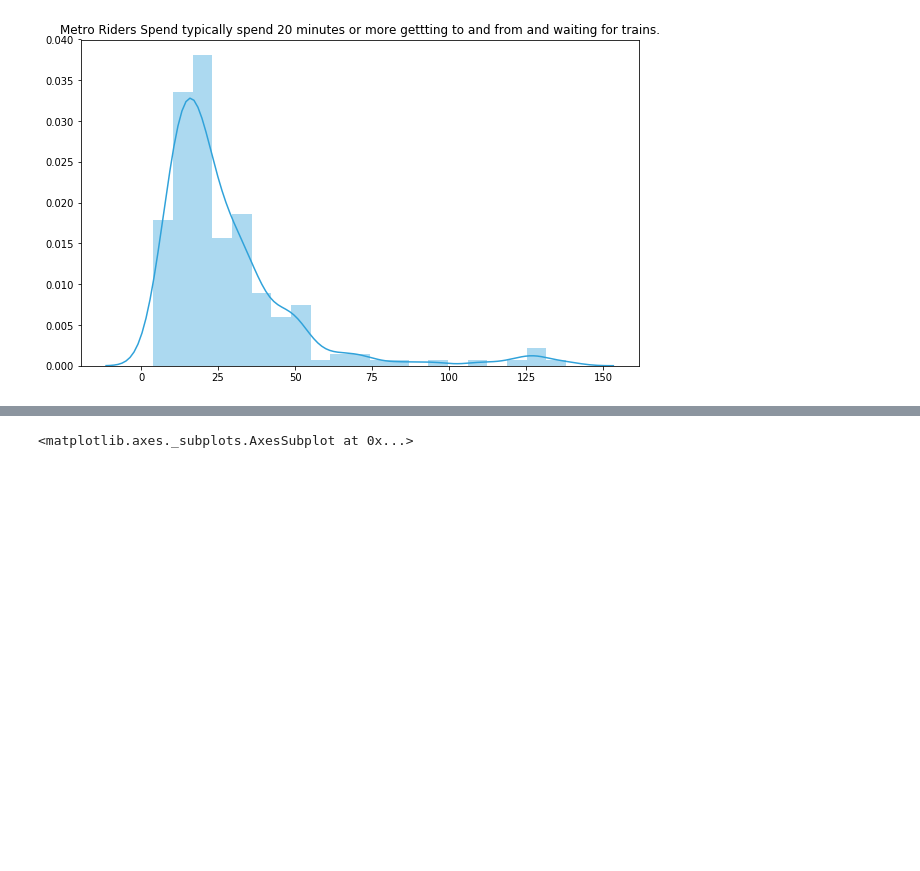
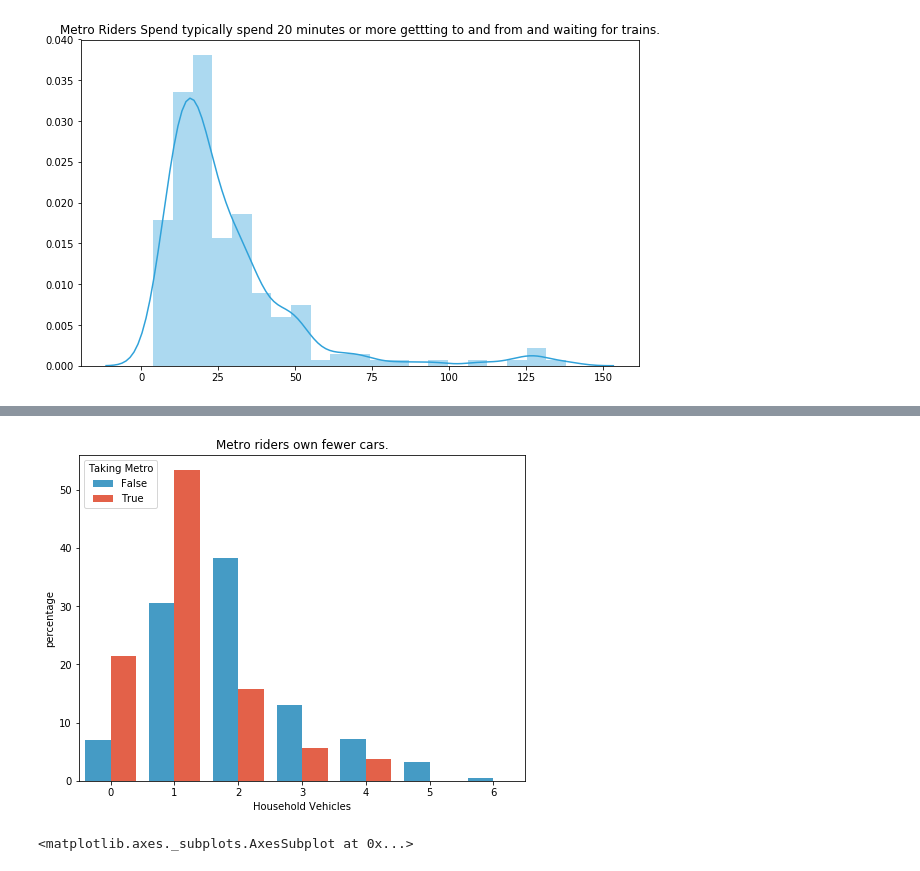
Before and after one commit to johnfwhitesell/Boring, a Jupyter notebook: census_data_eda_prep.ipynb, the cells around one changed output, grey strips where cells are left out. Cells and saved outputs as stored; diff of their text form; code cells hidden in the pictures; blank space fills up the shorter version.

```diff
--- a/census_data_eda_prep.ipynb
+++ b/census_data_eda_prep.ipynb
@@ -87,3 +88,24 @@ ax.set_xticks(bins);
+# %%
+df2['Taking Metro'] = df2.local_rail
+df2['Household Vehicles'] = df2.HHVEHCNT
+
+fig, ax = plt.subplots(figsize=(8, 6))
+
+vehicle_percentages = (df2.groupby(['Taking Metro'])['Household Vehicles']
+                     .value_counts(normalize=True)
+                     .rename('percentage')
+                     .mul(100)
+                     .reset_index()
+                     .sort_values('Household Vehicles'))
+
+ax = sns.barplot(x="Household Vehicles", y="percentage", hue="Taking Metro",
+                    data=vehicle_percentages)
+ax.format_ydata
+ax.set_xlim(-0.5,6.5)
+ax.set_title('Metro riders own fewer cars.');
+fig.savefig('Car_owners')
+# %% [output]
+[figure, added]
 # %%
 # I want to see if any member of the household ever walked to the metro in order to assess if it is in walking distance:
 df2 = df2.replace({'TRACC_WLK':{2:0}})
```
Also changed, not shown: parts of 12 cells of this notebook, 5 other files.
